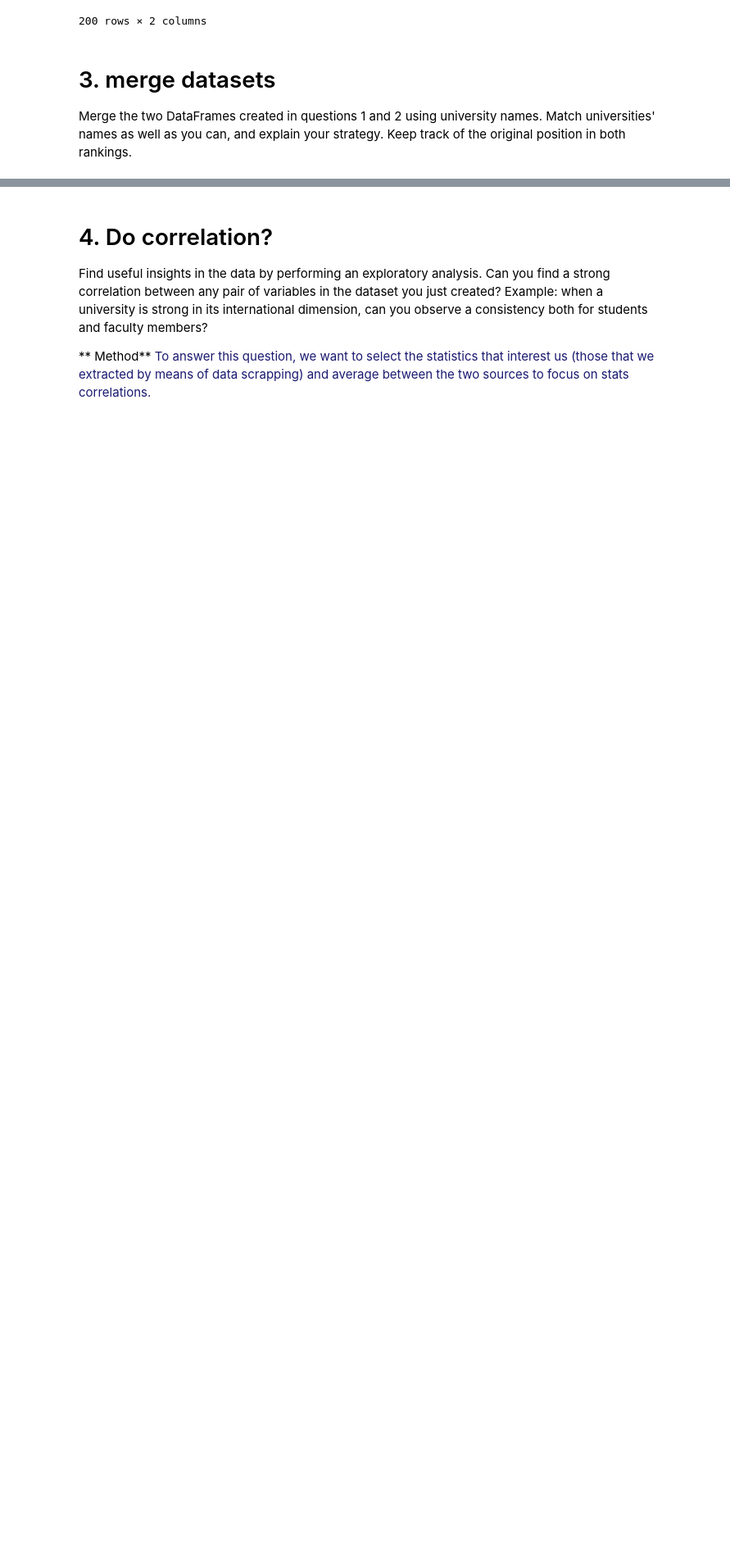
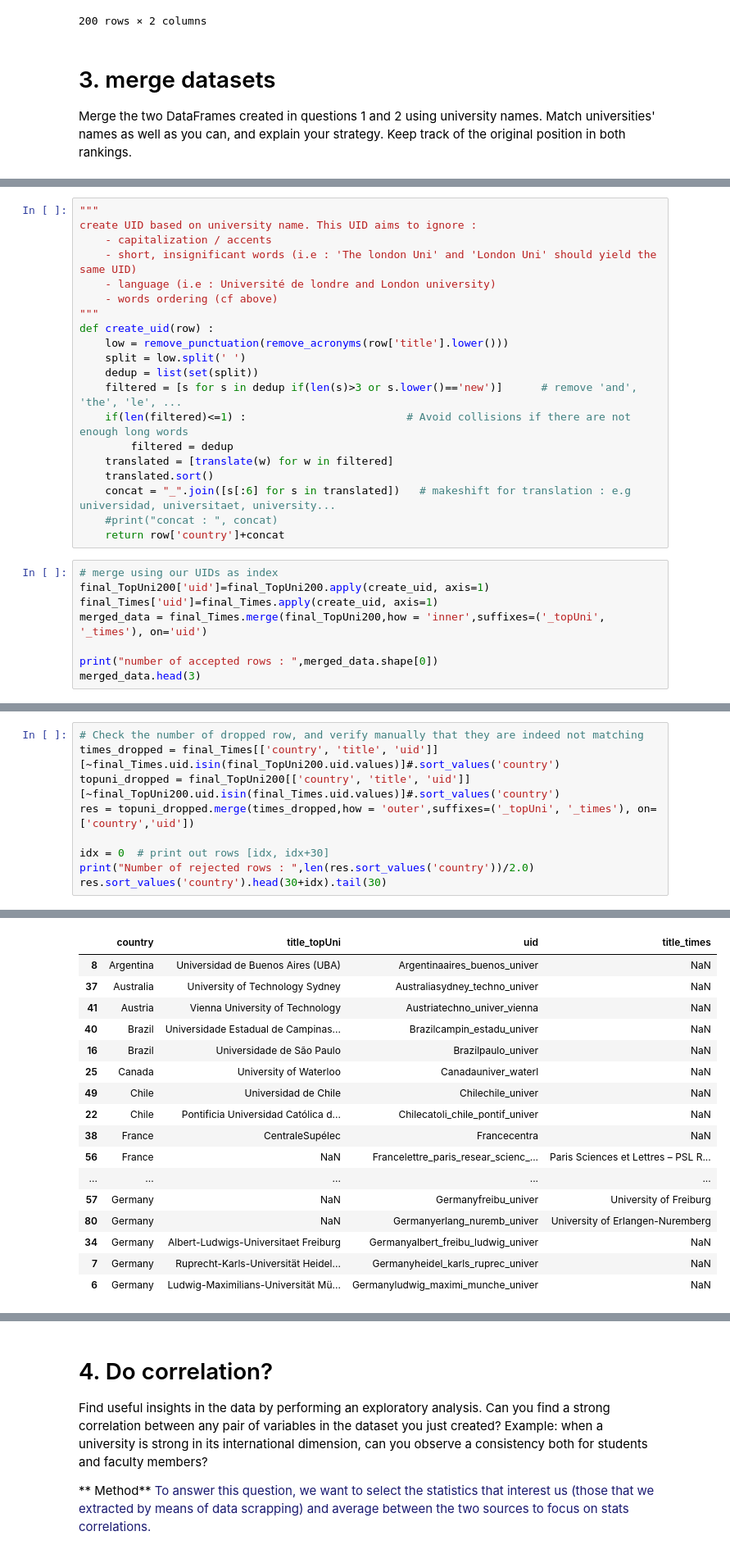
Before and after one commit to NicoBrun/ada2017, a Jupyter notebook: 02 - Data from the Web/Homework 2.ipynb, the cells around one changed output, grey strips where cells are left out. Shown at 82% size. Cells and saved outputs as stored; diff of their text form; blank space fills up the shorter version.

Commit message:
merged datasets merging

```diff
--- a/02 - Data from the Web/Homework 2.ipynb
+++ b/02 - Data from the Web/Homework 2.ipynb
@@ -555,0 +586,28 @@ final_Times.head()
+# %%
+"""
+create UID based on university name. This UID aims to ignore :
+    - capitalization / accents
+    - short, insignificant words (i.e : 'The london Uni' and 'London Uni' should yield the same UID)
+    - language (i.e : Université de londre and London university)
+    - words ordering (cf above)
+"""
+def create_uid(row) :
+    low = remove_punctuation(remove_acronyms(row['title'].lower()))
+    split = low.split(' ')
+    dedup = list(set(split))
+    filtered = [s for s in dedup if(len(s)>3 or s.lower()=='new')]      # remove 'and', 'the', 'le', ...
+    if(len(filtered)<=1) :                         # Avoid collisions if there are not enough long words
+        filtered = dedup
+    translated = [translate(w) for w in filtered]
+    translated.sort()
+    concat = "_".join([s[:6] for s in translated])   # makeshift for translation : e.g universidad, universitaet, university...
+    #print("concat : ", concat)
+    return row['country']+concat
+# %%
+# merge using our UIDs as index
+final_TopUni200['uid']=final_TopUni200.apply(create_uid, axis=1)
+final_Times['uid']=final_Times.apply(create_uid, axis=1)
+merged_data = final_Times.merge(final_TopUni200,how = 'inner',suffixes=('_topUni', '_times'), on='uid')
+
+print("number of accepted rows : ",merged_data.shape[0])
+merged_data.head(3)
@@ -555,0 +621,10 @@ final_Times.head()
+# %%
+# Check the number of dropped row, and verify manually that they are indeed not matching
+times_dropped = final_Times[['country', 'title', 'uid']][~final_Times.uid.isin(final_TopUni200.uid.values)]#.sort_values('country')
+topuni_dropped = final_TopUni200[['country', 'title', 'uid']][~final_TopUni200.uid.isin(final_Times.uid.values)]#.sort_values('country')
+res = topuni_dropped.merge(times_dropped,how = 'outer',suffixes=('_topUni', '_times'), on=['country','uid'])
+
+idx = 0  # print out rows [idx, idx+30]
+print("Number of rejected rows : ",len(res.sort_values('country'))/2.0)
+res.sort_values('country').head(30+idx).tail(30)
+# %% [output]
@@ -555,0 +632,17 @@ final_Times.head()
+|  | country | title_topUni | uid | title_times |
+| 8 | Argentina | Universidad de Buenos Aires (UBA) | Argentinaaires_buenos_univer | NaN |
+| 37 | Australia | University of Technology Sydney | Australiasydney_techno_univer | NaN |
+| 41 | Austria | Vienna University of Technology | Austriatechno_univer_vienna | NaN |
+| 40 | Brazil | Universidade Estadual de Campinas... | Brazilcampin_estadu_univer | NaN |
+| 16 | Brazil | Universidade de São Paulo | Brazilpaulo_univer | NaN |
+| 25 | Canada | University of Waterloo | Canadauniver_waterl | NaN |
+| 49 | Chile | Universidad de Chile | Chilechile_univer | NaN |
+| 22 | Chile | Pontificia Universidad Católica d... | Chilecatoli_chile_pontif_univer | NaN |
+| 38 | France | CentraleSupélec | Francecentra | NaN |
+| 56 | France | NaN | Francelettre_paris_resear_scienc_... | Paris Sciences et Lettres – PSL R... |
+| ... | ... | ... | ... | ... |
+| 57 | Germany | NaN | Germanyfreibu_univer | University of Freiburg |
+| 80 | Germany | NaN | Germanyerlang_nuremb_univer | University of Erlangen-Nuremberg |
+| 34 | Germany | Albert-Ludwigs-Universitaet Freiburg | Germanyalbert_freibu_ludwig_univer | NaN |
+| 7 | Germany | Ruprecht-Karls-Universität Heidel... | Germanyheidel_karls_ruprec_univer | NaN |
+| 6 | Germany | Ludwig-Maximilians-Universität Mü... | Germanyludwig_maximi_munche_univer | NaN |
```
Also changed, not shown: parts of 15 cells of this notebook.
